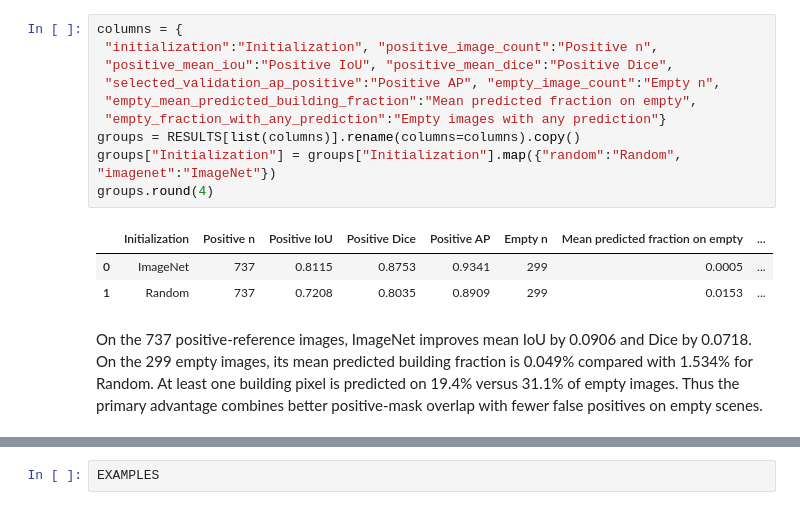
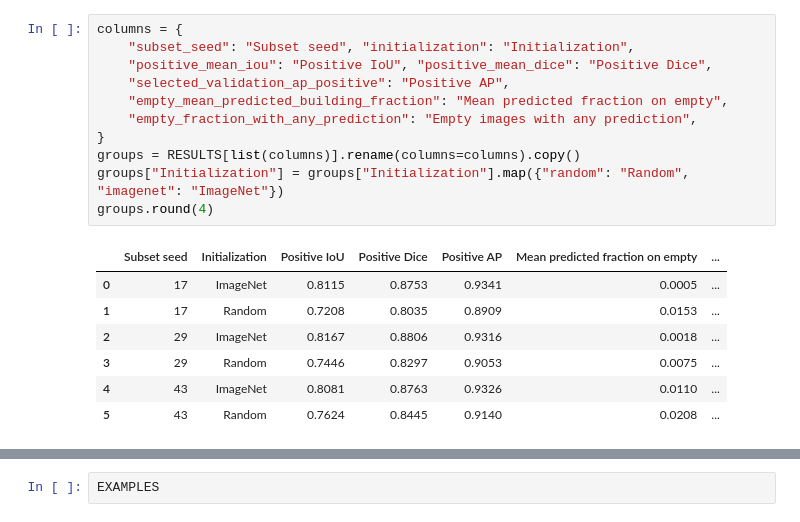
Before and after one commit to manuelmiddendorf/data-efficient-roof-segmentation, a Jupyter notebook: notebooks/07_external_replication_pilot.ipynb, the cells around one changed output, grey strips where cells are left out. Drawn from its saved outputs; the diff is of its cells as text.

Commit message:
Replicate WHU n=100 initialization comparison (#20)
* Add WHU subset repetitions

* Analyze WHU subset replication

```diff
--- a/notebooks/07_external_replication_pilot.ipynb
+++ b/notebooks/07_external_replication_pilot.ipynb
@@ -75,16 +120,19 @@ The primary metric can hide different behavior because an empty mask receives Io
 # %%
 columns = {
- "initialization":"Initialization", "positive_image_count":"Positive n",
- "positive_mean_iou":"Positive IoU", "positive_mean_dice":"Positive Dice",
- "selected_validation_ap_positive":"Positive AP", "empty_image_count":"Empty n",
- "empty_mean_predicted_building_fraction":"Mean predicted fraction on empty",
- "empty_fraction_with_any_prediction":"Empty images with any prediction"}
+    "subset_seed": "Subset seed", "initialization": "Initialization",
+    "positive_mean_iou": "Positive IoU", "positive_mean_dice": "Positive Dice",
+    "selected_validation_ap_positive": "Positive AP",
+    "empty_mean_predicted_building_fraction": "Mean predicted fraction on empty",
+    "empty_fraction_with_any_prediction": "Empty images with any prediction",
+}
 groups = RESULTS[list(columns)].rename(columns=columns).copy()
-groups["Initialization"] = groups["Initialization"].map({"random":"Random", "imagenet":"ImageNet"})
+groups["Initialization"] = groups["Initialization"].map({"random": "Random", "imagenet": "ImageNet"})
 groups.round(4)
 # %% [output]
-|  | Initialization | Positive n | Positive IoU | Positive Dice | Positive AP | Empty n | Mean predicted fraction on empty | ... |
-| 0 | ImageNet | 737 | 0.8115 | 0.8753 | 0.9341 | 299 | 0.0005 | ... |
-| 1 | Random | 737 | 0.7208 | 0.8035 | 0.8909 | 299 | 0.0153 | ... |
+|  | Subset seed | Initialization | Positive IoU | Positive Dice | Positive AP | Mean predicted fraction on empty | ... |
+| 0 | 17 | ImageNet | 0.8115 | 0.8753 | 0.9341 | 0.0005 | ... |
+| 1 | 17 | Random | 0.7208 | 0.8035 | 0.8909 | 0.0153 | ... |
+| 2 | 29 | ImageNet | 0.8167 | 0.8806 | 0.9316 | 0.0018 | ... |
+| 3 | 29 | Random | 0.7446 | 0.8297 | 0.9053 | 0.0075 | ... |
+| 4 | 43 | ImageNet | 0.8081 | 0.8763 | 0.9326 | 0.0110 | ... |
+| 5 | 43 | Random | 0.7624 | 0.8445 | 0.9140 | 0.0208 | ... |
-# %% [markdown]
-On the 737 positive-reference images, ImageNet improves mean IoU by 0.0906 and Dice by 0.0718. On the 299 empty images, its mean predicted building fraction is 0.049% compared with 1.534% for Random. At least one building pixel is predicted on 19.4% versus 31.1% of empty images. Thus the primary advantage combines better positive-mask overlap with fewer false positives on empty scenes.
```
Also changed, not shown: parts of 29 cells of this notebook, 22 other files.
